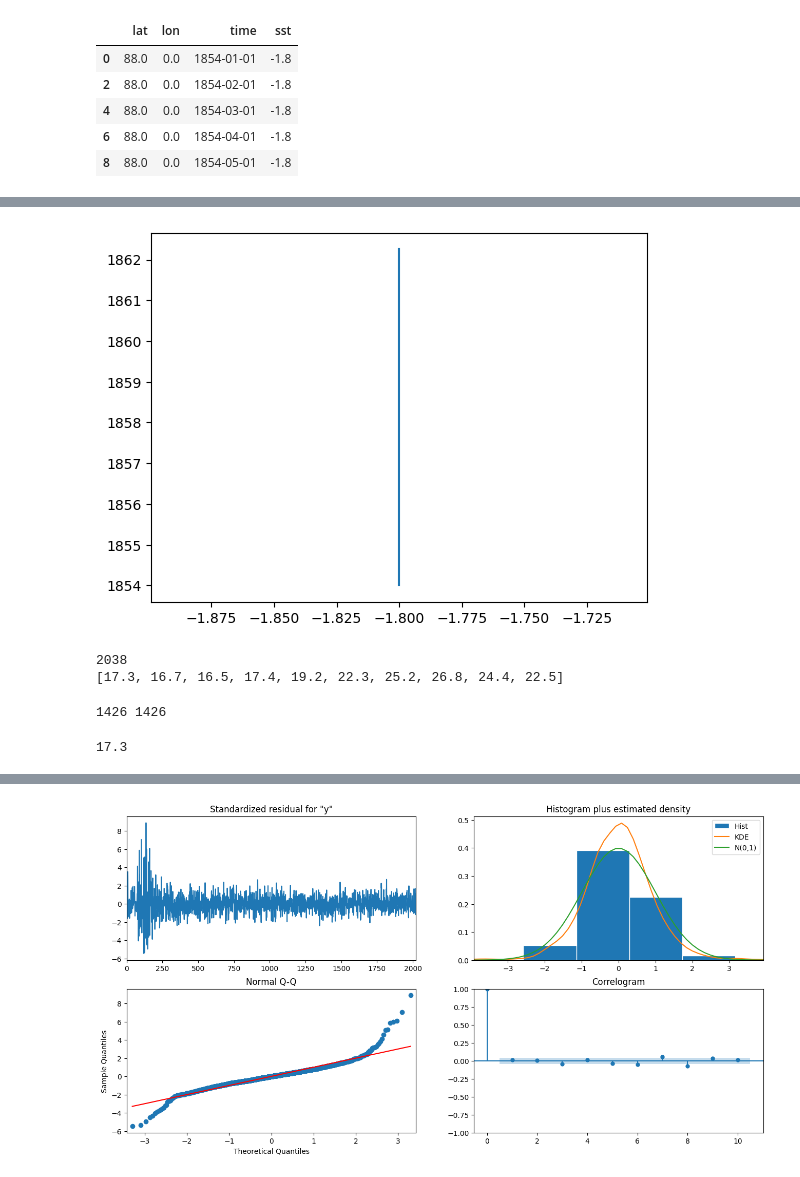
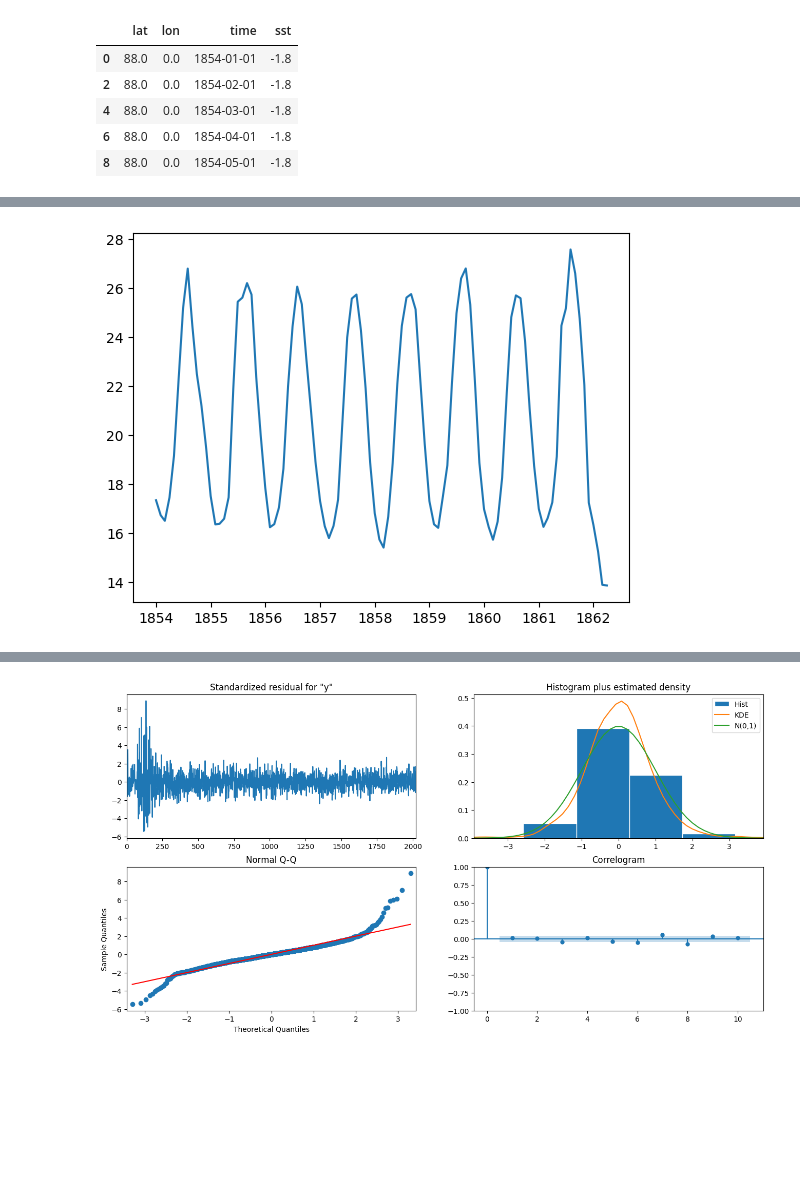
Before and after one commit to matheusvictal/sst-time-series-ml, a Jupyter notebook: sst-ARIMA.ipynb, the cells around one changed output, grey strips where cells are left out. Drawn from its saved outputs; the diff is of its cells as text; code cells hidden in the pictures; blank space fills up the shorter version.

```diff
--- a/sst-ARIMA.ipynb
+++ b/sst-ARIMA.ipynb
@@ -72,0 +48,14 @@ from math import sqrt
+# %%
+# setando column_name como índice do dataframe
+def set_dataframe_index(df: pd.DataFrame, column_name: str):
+    return df.set_index(column_name)
+
+def get_date_and_temperature_from(df: pd.DataFrame, lat: int, lon: int):
+    return df[(df['lat'] == lat) & (df['lon'] == lon)]
+
+f_inv = lambda x: x + 180
+f = lambda x: ((x+180) % 360) - 180
+# %%
+#setando a culuna tempo como índice do dataframe
+df = set_dataframe_index(df, 'time')
+df.head()
@@ -72,0 +72,18 @@ from math import sqrt
+# %%
+df_sst_lat_lon = get_date_and_temperature_from(df, 32.0, 16.0)
+
+# os pontos definidos de latitude e longitude
+# lat = 20°, lon = -132°
+#df_sst_enso = get_date_and_temperature_from(df, f_inv(20.0), f_inv(-132.0))
+
+# lat = -22°, lon = -72°
+#df_sst_chile = get_date_and_temperature_from(df, f_inv(-22.0), f_inv(-72.0))
+
+# lat = 36°, lon = 18°
+#df_sst_medit = get_date_and_temperature_from(df, f_inv(36.0), f_inv(18.0))
+
+# lat = 0°, lon = -22°
+#df_sst_atlantico = get_date_and_temperature_from(df, f_inv(0.0), f_inv(-22.0))
+
+# lat = -56°, lon = 80°
+#df_sst_indico = get_date_and_temperature_from(df, f_inv(-56.0), f_inv(80.0))
@@ -73,5 +109,7 @@ from math import sqrt
 # %%
-plt.plot(df['sst'][:100],df['time'][:100])
+#plotando a temperatura do ponto atravéz do tempo para as primeiras 100 leituras
+index = df_sst_lat_lon.index.tolist()
+plt.plot(index[:100],df_sst_lat_lon['sst'][:100])
 plt.show()
 # %% [output]
-[figure, old version]
+[figure, new version]
@@ -85,12 +115,0 @@ for serie in series:
-# %%
-print(len(series2))
-print(series2[0:10])
-# %% [output]
-2038
-[17.3, 16.7, 16.5, 17.4, 19.2, 22.3, 25.2, 26.8, 24.4, 22.5]
-# %%
-print(len(train),len(history))
-history[0]
-# %% [output]
-1426 1426
-17.3
```
Also changed, not shown: parts of 36 cells of this notebook.
